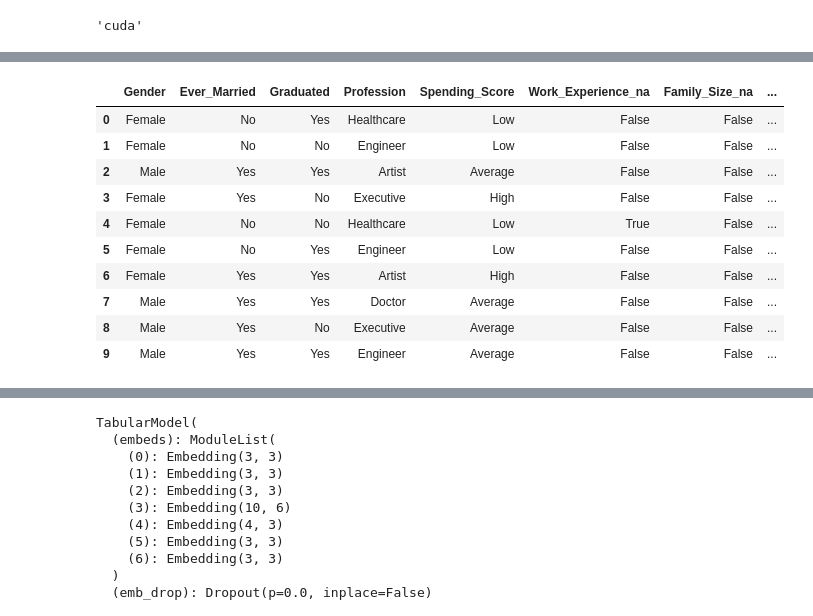
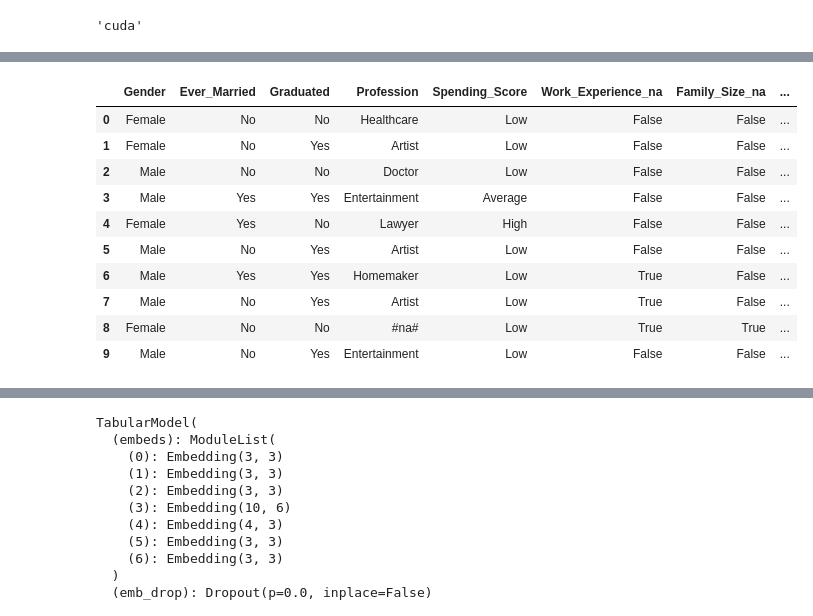
Before and after one commit to SamuelMiller413/Coding-Nomads-Deep-Learning-Miniproject-1, a Jupyter notebook: DL_Miniproject_Tabular_Data.ipynb, the cells around one changed output, grey strips where cells are left out. Drawn from its saved outputs; the diff is of its cells as text; code cells hidden in the pictures.

```diff
--- a/DL_Miniproject_Tabular_Data.ipynb
+++ b/DL_Miniproject_Tabular_Data.ipynb
@@ -1217,3 +1343,5 @@ TabularDataLoaders.from_df
 # %%
 # read csv
 df = pd.read_csv(csv_train)
+# %%
+df.drop('Var_1', axis=1,inplace=True)
@@ -1254,18 +1422,18 @@ to.valid
 # %%
 dls = to.dataloaders(bs=64)
 # %%
-dls.show_batch()
+dls.valid.show_batch()
 # %% [output]
 |  | Gender | Ever_Married | Graduated | Profession | Spending_Score | Work_Experience_na | Family_Size_na | ... |
-| 0 | Female | No | Yes | Healthcare | Low | False | False | ... |
-| 1 | Female | No | No | Engineer | Low | False | False | ... |
-| 2 | Male | Yes | Yes | Artist | Average | False | False | ... |
-| 3 | Female | Yes | No | Executive | High | False | False | ... |
-| 4 | Female | No | No | Healthcare | Low | True | False | ... |
-| 5 | Female | No | Yes | Engineer | Low | False | False | ... |
-| 6 | Female | Yes | Yes | Artist | High | False | False | ... |
-| 7 | Male | Yes | Yes | Doctor | Average | False | False | ... |
-| 8 | Male | Yes | No | Executive | Average | False | False | ... |
-| 9 | Male | Yes | Yes | Engineer | Average | False | False | ... |
+| 0 | Female | No | No | Healthcare | Low | False | False | ... |
+| 1 | Female | No | Yes | Artist | Low | False | False | ... |
+| 2 | Male | No | No | Doctor | Low | False | False | ... |
+| 3 | Male | Yes | Yes | Entertainment | Average | False | False | ... |
+| 4 | Female | Yes | No | Lawyer | High | False | False | ... |
+| 5 | Male | No | Yes | Artist | Low | False | False | ... |
+| 6 | Male | Yes | Yes | Homemaker | Low | True | False | ... |
+| 7 | Male | No | Yes | Artist | Low | True | False | ... |
+| 8 | Female | No | No | #na# | Low | True | True | ... |
+| 9 | Male | No | Yes | Entertainment | Low | False | False | ... |
 # %%
 dls.one_batch()
```
Also changed, not shown: parts of 50 cells of this notebook.
